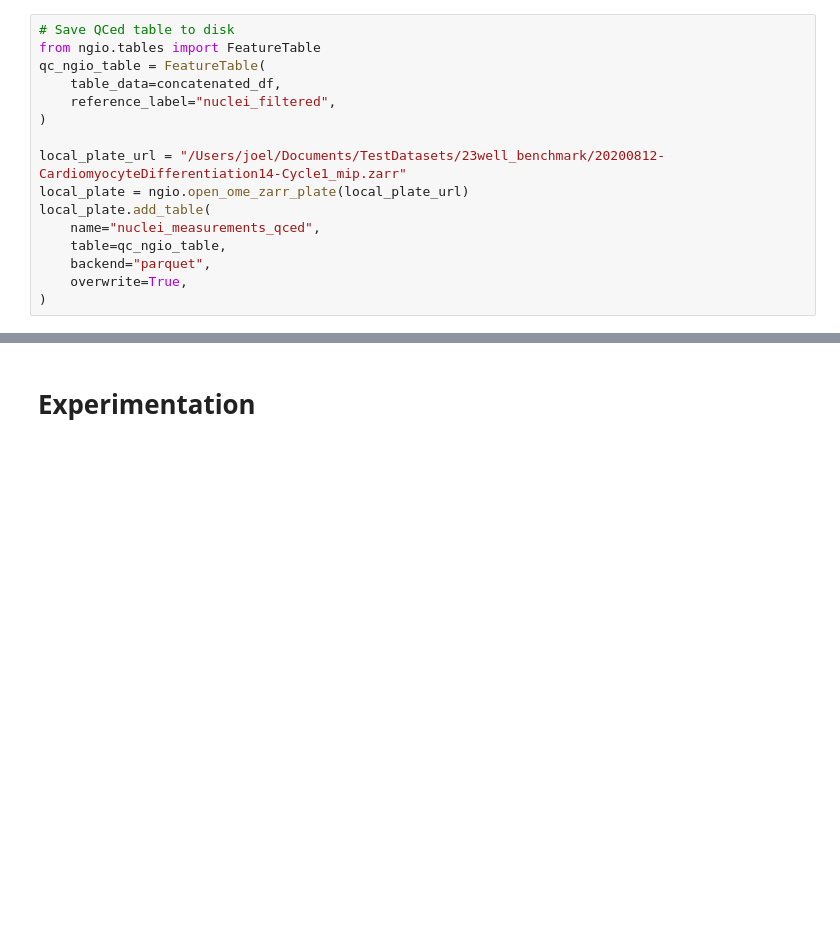
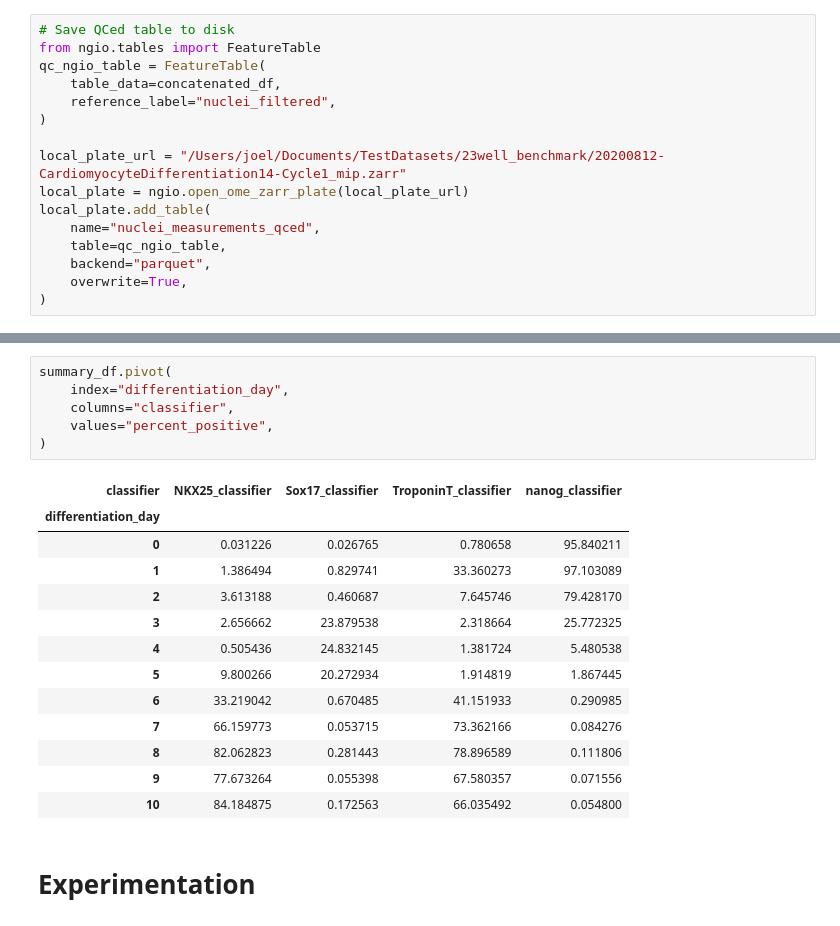
Before and after one commit to fractal-analytics-platform/fractal-paper-2026, a Jupyter notebook: fractal_paper_2026/plate_qc.ipynb, the cells around one changed output, grey strips where cells are left out. Drawn from its saved outputs; the diff is of its cells as text; blank space fills up the shorter version.

```diff
--- a/fractal_paper_2026/plate_qc.ipynb
+++ b/fractal_paper_2026/plate_qc.ipynb
@@ -259,3 +301,23 @@ local_plate.add_table(
+# %%
+summary_df.pivot(
+    index="differentiation_day",
+    columns="classifier",
+    values="percent_positive",
+)
+# %% [output]
+| classifier | NKX25_classifier | Sox17_classifier | TroponinT_classifier | nanog_classifier |
+| differentiation_day |  |  |  |  |
+| 0 | 0.031226 | 0.026765 | 0.780658 | 95.840211 |
+| 1 | 1.386494 | 0.829741 | 33.360273 | 97.103089 |
+| 2 | 3.613188 | 0.460687 | 7.645746 | 79.428170 |
+| 3 | 2.656662 | 23.879538 | 2.318664 | 25.772325 |
+| 4 | 0.505436 | 24.832145 | 1.381724 | 5.480538 |
+| 5 | 9.800266 | 20.272934 | 1.914819 | 1.867445 |
+| 6 | 33.219042 | 0.670485 | 41.151933 | 0.290985 |
+| 7 | 66.159773 | 0.053715 | 73.362166 | 0.084276 |
+| 8 | 82.062823 | 0.281443 | 78.896589 | 0.111806 |
+| 9 | 77.673264 | 0.055398 | 67.580357 | 0.071556 |
+| 10 | 84.184875 | 0.172563 | 66.035492 | 0.054800 |
 # %% [markdown]
 # Experimentation
 # %%
```
Also changed, not shown: parts of 3 cells of this notebook, 3 other files.
